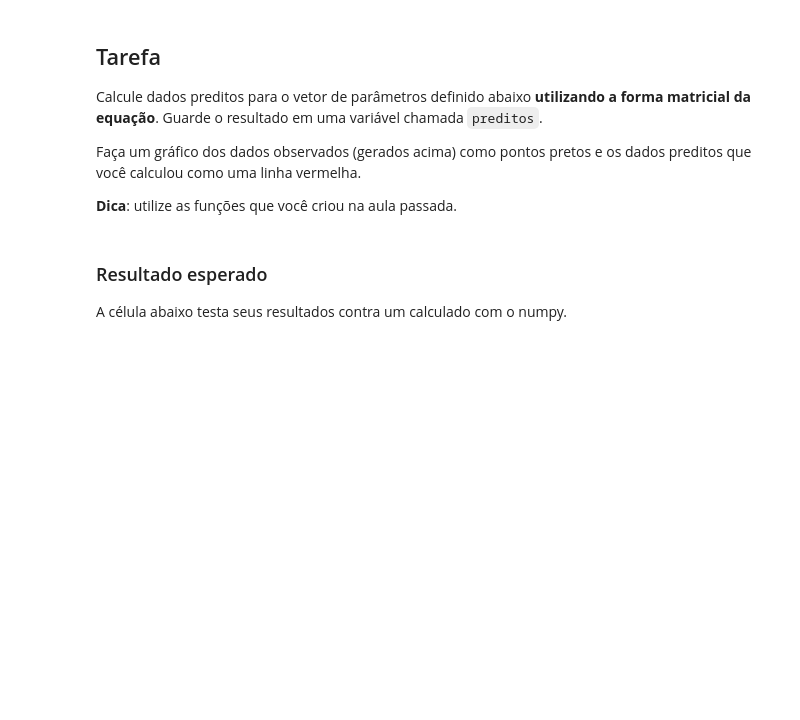
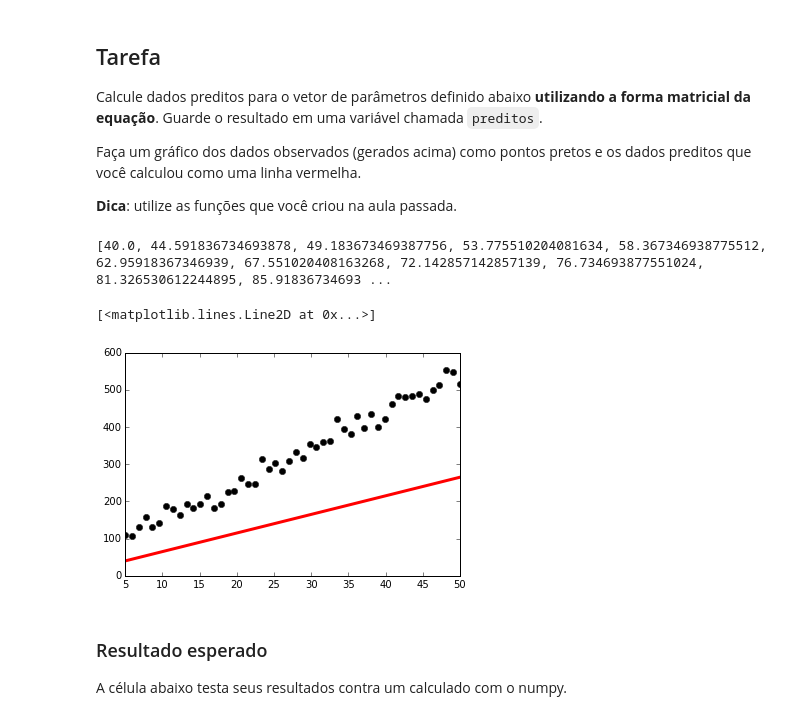
Before and after one commit to mat-esp-2015/minimos-quadrados-itafedelia, a Jupyter notebook: minimos-quadrados.ipynb, the cells around one changed output. Saved outputs shown, nothing was run; the diff lists cells and outputs as text; code cells hidden in the pictures; blank space fills up the shorter version.

Commit message:
Neste commit esta sendo enviado ao repositorio o calculo dos preditos para o vetor de parametros.

```diff
--- a/minimos-quadrados.ipynb
+++ b/minimos-quadrados.ipynb
@@ -153,6 +153,36 @@ Faça um gráfico dos dados observados (gerados acima) como pontos pretos e os d
 **Dica**: utilize as funções que você criou na aula passada.
 # %%
 p = [5, 15]
+# %%
+def vmult(A, v):
+    """
+    Calcula o resultado da multiplicação entre uma matriz e um vetor
+    """
+
+    U = []
+    for i in range(len(A)):
+
+        soma = 0
+        for k in range(len(v)):
+            assert len(A[k]) == len(v), "O número de colunas de A deve ser igual ao número de linhas de v"
+
+            soma = soma + (A[i][k]*v[k])
+        U.append(soma)
+    return U
+# %%
+preditos = vmult(jacobiana(x), p)
+print(preditos)
+# %% [output]
+[40.0, 44.591836734693878, 49.183673469387756, 53.775510204081634, 58.367346938775512, 62.95918367346939, 67.551020408163268, 72.142857142857139, 76.734693877551024, 81.326530612244895, 85.91836734693 ...
+# %%
+# Código que cria o gráfico
+import matplotlib.pyplot as plt
+plt.figure()
+plt.plot(x, dados_obs, 'ok')
+plt.plot(x, preditos, '-r', linewidth=3)
+# %% [output]
+[<matplotlib.lines.Line2D at 0x...>]
+[figure, added]
 # %% [markdown]
 ### Resultado esperado
 
```
